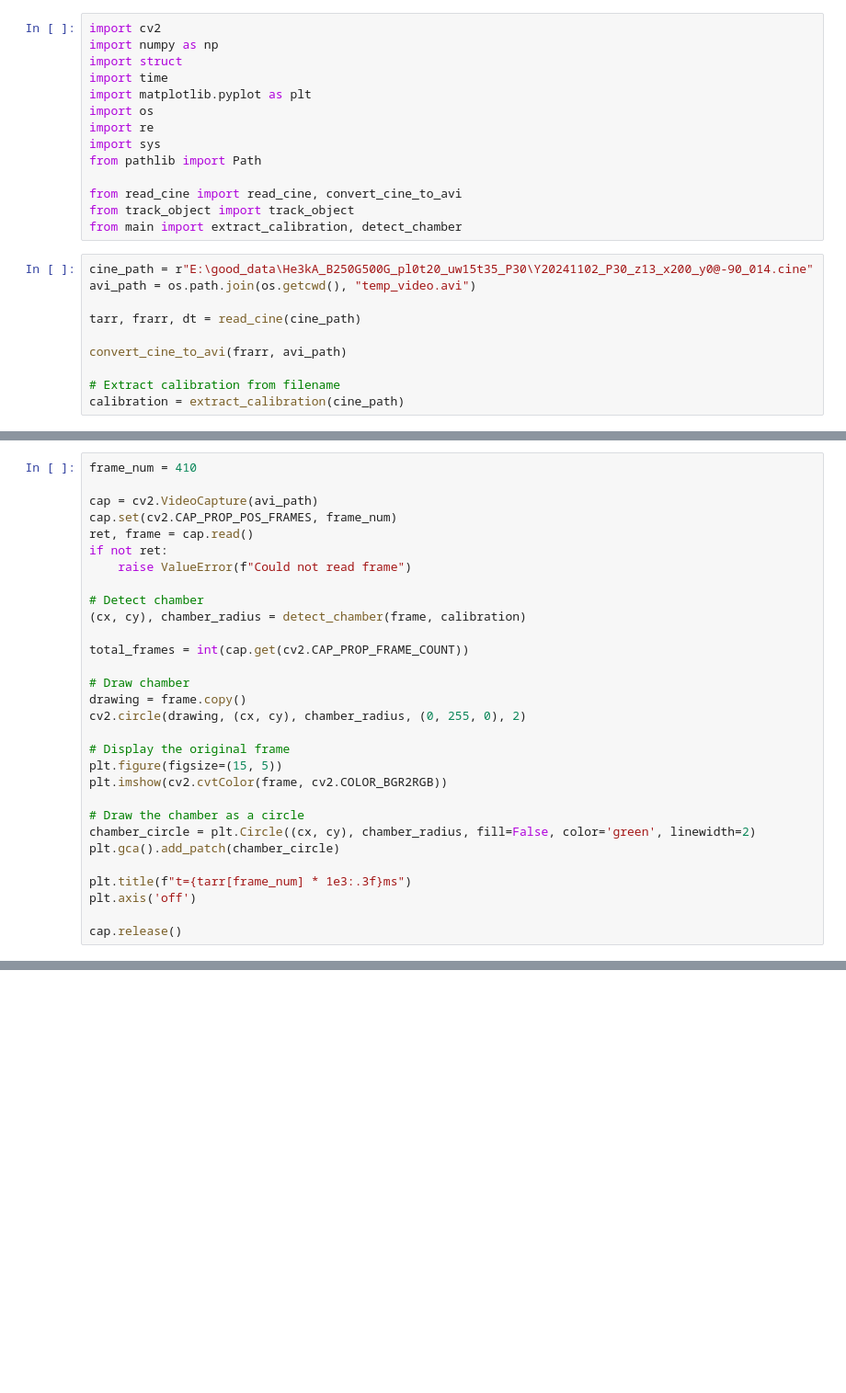
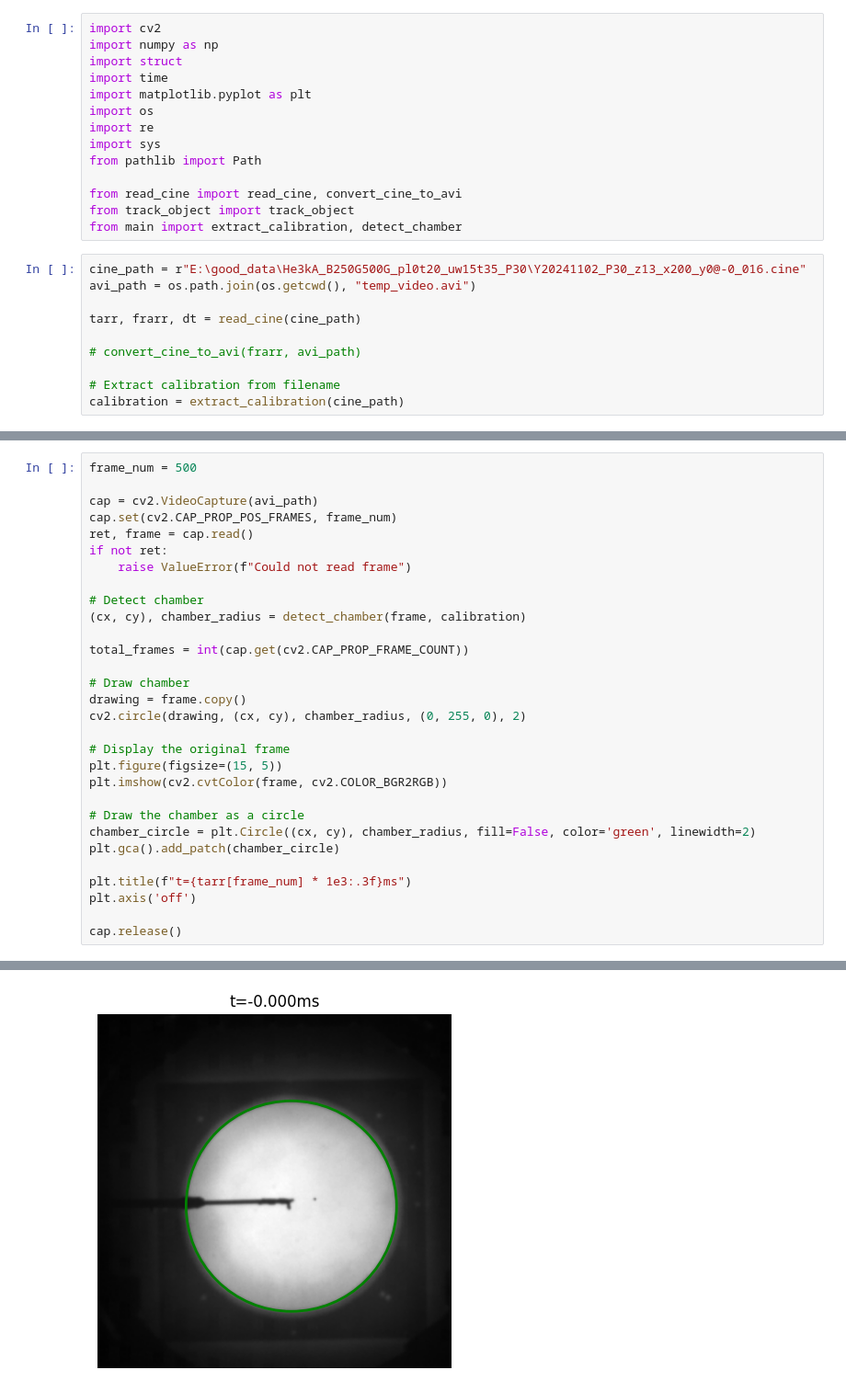
Before and after one commit to hjia94/data-analysis, a Jupyter notebook: object_tracking/fastcam_test.ipynb, the cells around one changed output, grey strips where cells are left out. Shown at 92% size. Drawn from its saved outputs; the diff is of its cells as text; blank space fills up the shorter version.

```diff
--- a/object_tracking/fastcam_test.ipynb
+++ b/object_tracking/fastcam_test.ipynb
@@ -13,12 +13,12 @@ from read_cine import read_cine, convert_cine_to_avi
 from track_object import track_object
 from main import extract_calibration, detect_chamber
 # %%
-cine_path = r"E:\good_data\He3kA_B250G500G_pl0t20_uw15t35_P30\Y20241102_P30_z13_x200_y0@-90_014.cine"
+cine_path = r"E:\good_data\He3kA_B250G500G_pl0t20_uw15t35_P30\Y20241102_P30_z13_x200_y0@-0_016.cine"
 avi_path = os.path.join(os.getcwd(), "temp_video.avi")
 
 tarr, frarr, dt = read_cine(cine_path)
 
-convert_cine_to_avi(frarr, avi_path)
+# convert_cine_to_avi(frarr, avi_path)
 
 # Extract calibration from filename
 calibration = extract_calibration(cine_path)
@@ -25,5 +31,5 @@ calibration = extract_calibration(cine_path)
 # %%
-frame_num = 410
+frame_num = 500
 
 cap = cv2.VideoCapture(avi_path)
 cap.set(cv2.CAP_PROP_POS_FRAMES, frame_num)
@@ -52,3 +58,4 @@ plt.title(f"t={tarr[frame_num] * 1e3:.3f}ms")
 plt.axis('off')
 
 cap.release()
+# %% [output]
@@ -54,0 +64 @@ cap.release()
+[figure, added]
```
Also changed, not shown: parts of 4 cells of this notebook, 2 other files.
